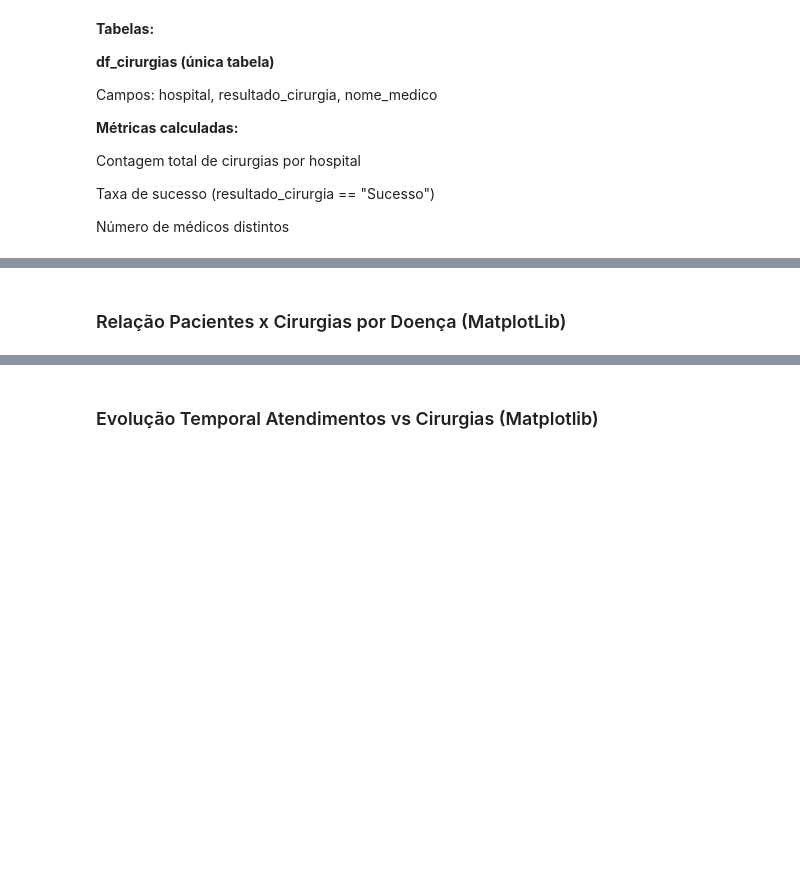
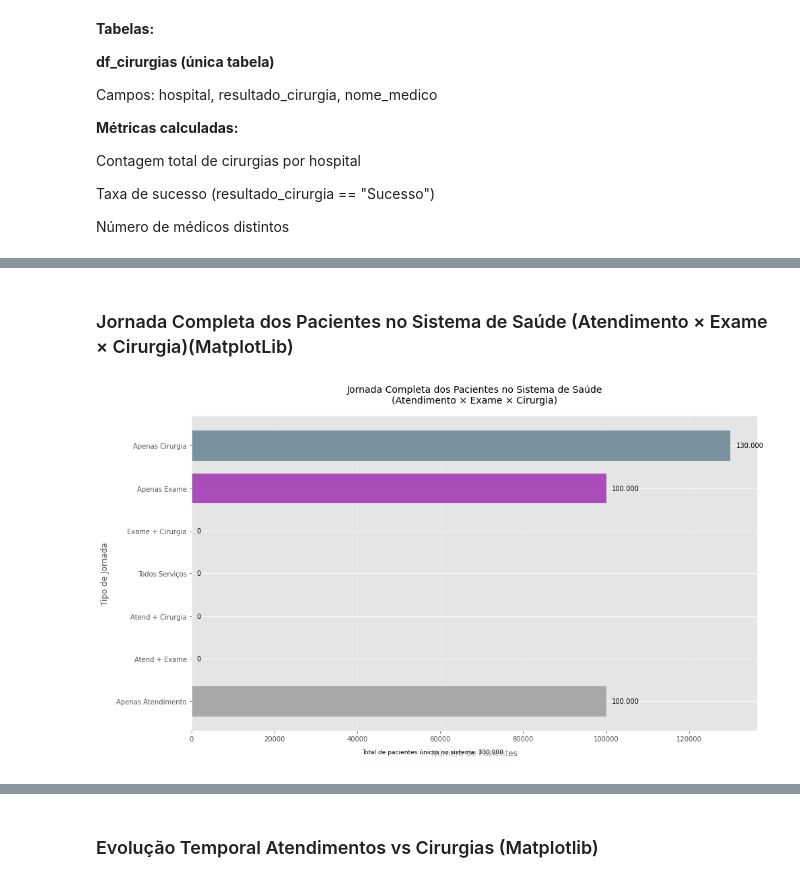
Before and after one commit to luanbandeira/projeto-NTT, a Jupyter notebook: NTTdata.ipynb, the cells around one changed output, grey strips where cells are left out. Cells and saved outputs as stored; diff of their text form; code cells hidden in the pictures; blank space fills up the shorter version.

```diff
--- a/NTTdata.ipynb
+++ b/NTTdata.ipynb
@@ -354,7 +392,7 @@ plt.show()
 # %% [markdown]
 ### Distribuição de Atendimentos por Localidade (Matplotlib)
 # %%
-df_atendimentos_silver = spark.read.parquet("/mnt/silver/atendimentos")
+df_atendimentos_silver = spark.read.load("/mnt/silver/atendimentos")
 
 top_localidades = (
     df_atendimentos_silver.groupBy("localidade")
@@ -412,3 +452,8 @@ plt.show()
+# %%
+# 🟡 Leitura dos dados tratados da camada Silver
+def read_silver_data(table_name):
+    """Carrega dados Parquet da camada Silver"""
+    return spark.read.load(f"/mnt/silver/{table_name}")
 # %% [markdown]
 ### Perfomance Hospitalar quantidade de cirurgias x sucesso nas cirurgias (plotly)
 # %% [markdown]
@@ -463,5 +508,71 @@ fig.update_layout(height=600)
 fig.show()
 # %% [output]
 [interactive output not drawn]
-# %% [markdown]
-### Relação Pacientes x Cirurgias por Doença (MatplotLib)
+# %% [markdown]
+### Jornada Completa dos Pacientes no Sistema de Saúde (Atendimento × Exame × Cirurgia)(MatplotLib)
+# %%
+# Carregar dados
+atendimentos = read_silver_data("atendimentos").select("paciente_id").distinct().toPandas()
+cirurgias = read_silver_data("cirurgias").select("cod_paciente").distinct().toPandas()
+exames = read_silver_data("exames").select("paciente_id").distinct().toPandas()
+
+# 🟡 Conjuntos de pacientes únicos
+pacientes_atend = set(atendimentos['paciente_id'].unique())
+pacientes_exames = set(exames['paciente_id'].unique())
+pacientes_cirurgias = set(cirurgias['cod_paciente'].unique())
+
+# 🟡 Cálculo dos grupos (versão completa)
+grupos = {
+    '1. Apenas Atendimento': pacientes_atend - pacientes_exames - pacientes_cirurgias,
+    '2. Atend + Exame': (pacientes_atend & pacientes_exames) - pacientes_cirurgias,
+    '3. Atend + Cirurgia': (pacientes_atend & pacientes_cirurgias) - pacientes_exames,
+    '4. Todos Serviços': pacientes_atend & pacientes_exames & pacientes_cirurgias,
+    '5. Exame + Cirurgia': (pacientes_exames & pacientes_cirurgias) - pacientes_atend,
+    '6. Apenas Exame': pacientes_exames - pacientes_atend - pacientes_cirurgias,
+    '7. Apenas Cirurgia': pacientes_cirurgias - pacientes_atend - pacientes_exames
+}
+
+# 🟡 Preparação dos dados para visualização
+dados = pd.DataFrame({
+    'Jornada': [k.split('. ')[1] for k in grupos.keys()],  # Remove numeração
+    'Pacientes': [len(g) for g in grupos.values()],
+    'Categoria': [k.split('. ')[0] for k in grupos.keys()],  # Mantém numeração para ordenação
+    'Cor': ['#999999', '#ff9a00', '#ff3d3d', '#4caf50', '#2196f3', '#9c27b0', '#607d8b']
+}).sort_values('Categoria')
+
+# 🟡 Visualização profissional
+plt.figure(figsize=(14, 8))
+bars = plt.barh(dados['Jornada'], dados['Pacientes'], color=dados['Cor'], alpha=0.8, height=0.7)
+
+# Adicionando valores e informações
+for bar in bars:
+    width = bar.get_width()
+    plt.text(width + max(dados['Pacientes'])*0.01,
+             bar.get_y() + bar.get_height()/2,
+             f'{width:,}'.replace(',', '.'),
+             va='center', fontsize=10)
+
+# Configurações do gráfico
+plt.xlabel('Número de Pacientes', fontsize=12, labelpad=10)
+plt.ylabel('Tipo de Jornada', fontsize=12, labelpad=10)
+plt.title('Jornada Completa dos Pacientes no Sistema de Saúde\n(Atendimento × Exame × Cirurgia)',
+          fontsize=14, pad=20)
+plt.grid(axis='x', linestyle='--', alpha=0.3)
+plt.gca().spines['right'].set_visible(False)
+plt.gca().spines['top'].set_visible(False)
+
+# Adicionando informações contextuais
+total_unicos = len(pacientes_atend | pacientes_exames | pacientes_cirurgias)
+plt.figtext(0.5, 0.01,
+            f"Total de pacientes únicos no sistema: {total_unicos:,}\n",
+            ha='center', fontsize=9, bbox=dict(facecolor='white', alpha=0.5))
+
+plt.tight_layout()
+plt.show()
+
+# 🟡 Análise estatística complementar
+print("\n📊 Estatísticas Detalhadas:")
+dados['% do Total'] = (dados['Pacientes'] / total_unicos * 100).round(1)
+print(dados[['Jornada', 'Pacientes', '% do Total']].to_string(index=False))
+# %% [output]
+[figure, added]
```
Also changed, not shown: parts of 19 cells of this notebook.
